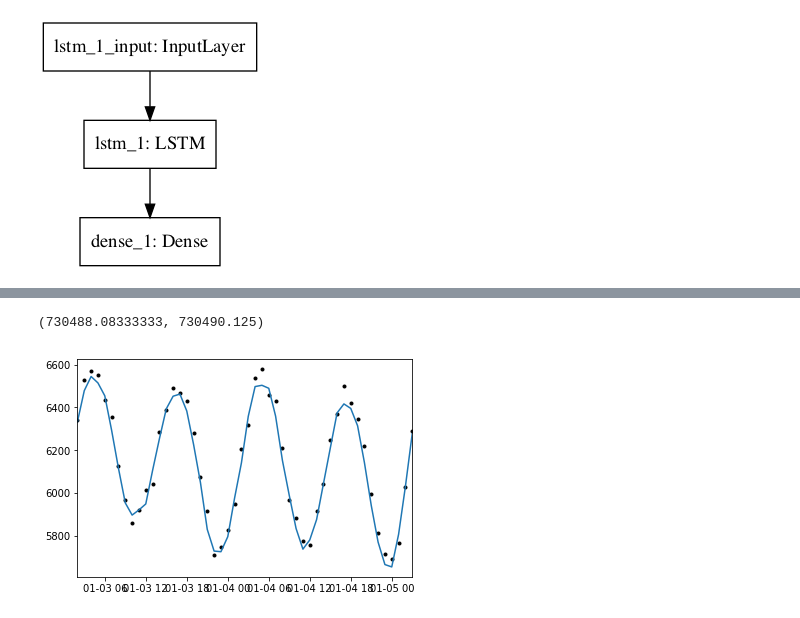
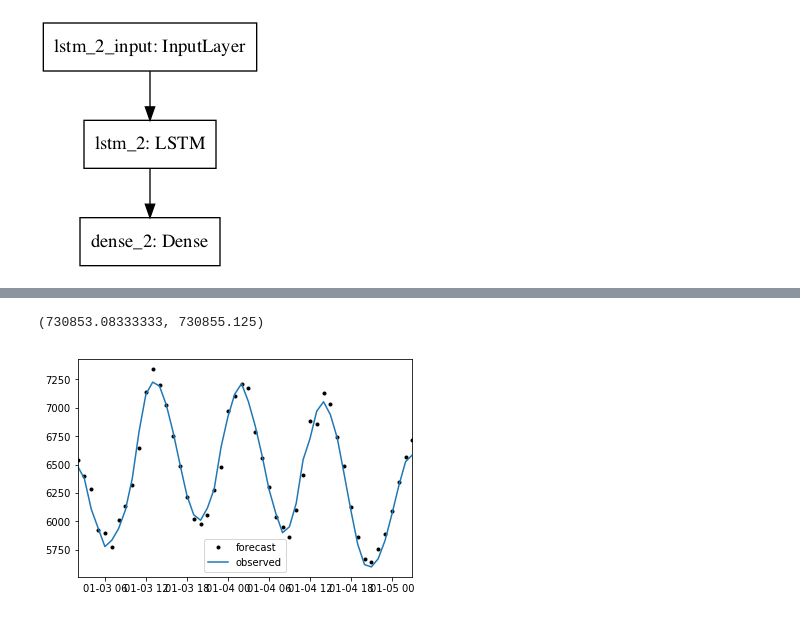
Before and after one commit to openearth/notebooks, a Jupyter notebook: deep_learning_example.ipynb, the cells around one changed output, grey strips where cells are left out. Cells and saved outputs as stored; diff of their text form; code cells hidden in the pictures.

```diff
--- a/deep_learning_example.ipynb
+++ b/deep_learning_example.ipynb
@@ -31,6 +32,9 @@ df['h'].plot()
 # %% [output]
 <matplotlib.axes._subplots.AxesSubplot at 0x...>
 [figure]
+# %%
+import datetime
+df = df.ix[df.index != pandas.Timestamp(1700, 1, 1)]
 # %%
 import seaborn
 _ = seaborn.distplot(df['h'].tail(n=100000))
@@ -49,7 +53,7 @@ df['h_scaled'] = np.squeeze(scaled)
 min [ 4855.] range [ 3175.]
 # %%
 year_train, year_test, year_validate = np.random.choice(list(set(df.year)), 3)
-year_train, year_test, year_validate = (2000, 2001, 2002)
+year_train, year_test, year_validate = (2001, 2002, 2003)
 # %%
 def make_dataset(all_df, year):
     df = all_df.ix[all_df.year == year]
@@ -149,11 +165,12 @@ selection_X = np.dstack([
 Y_test = model.predict(selection_X)
 # %%
 t = df_test.index[52:102]
-plt.plot(selection.index, N.inverse_transform(Y_test), 'k.')
-plt.plot(selection.index, selection['h'])
+plt.plot(selection.index, N.inverse_transform(Y_test), 'k.', label="forecast")
+plt.plot(selection.index, selection['h'], label="observed")
+plt.legend()
 t = selection.index
 plt.xlim(t[0], t[-1])
 # %% [output]
-(730488.08333333, 730490.125)
+(730853.08333333, 730855.125)
-[figure, old version]
+[figure, new version]
 # %%
```
Also changed, not shown: parts of 10 cells of this notebook.
